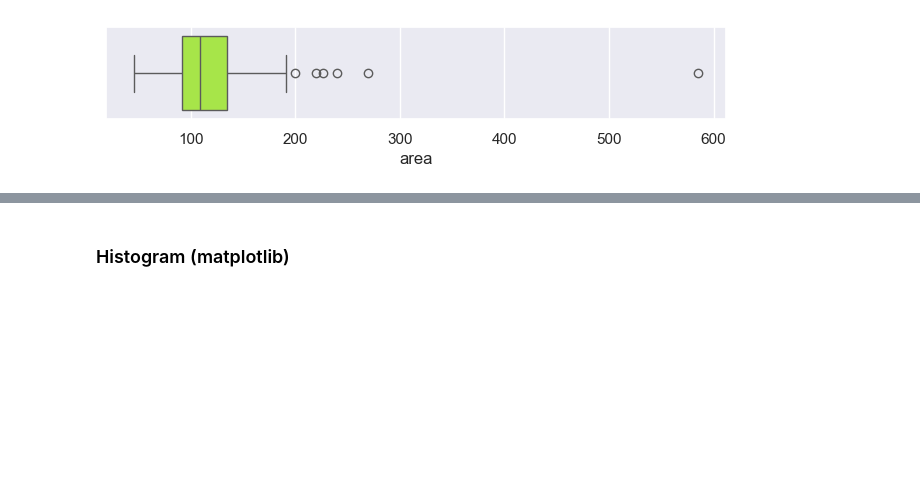
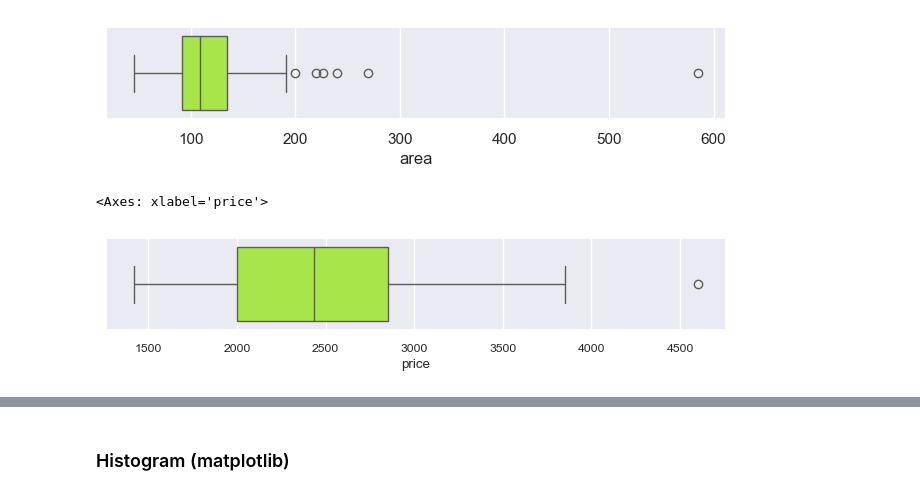
Before and after one commit to DiegoGlez28/data_analytics_zhaw, a Jupyter notebook: Week_04/rural_aparments.ipynb, the cells around one changed output, grey strips where cells are left out. Cells and saved outputs as stored; diff of their text form; code cells hidden in the pictures; blank space fills up the shorter version.

```diff
--- a/Week_04/rural_aparments.ipynb
+++ b/Week_04/rural_aparments.ipynb
@@ -307,3 +307,10 @@ sns.boxplot(x=df['area'], color="greenyellow")
 # %% [output]
 <Axes: xlabel='area'>
 [figure]
+# %%
+plt.figure(figsize=(8,1.2))
+plt.ticklabel_format(style= 'plain')
+sns.boxplot(x=df['price'], color="greenyellow")
+# %% [output]
+<Axes: xlabel='price'>
+[figure, added]
```
Also changed, not shown: parts of 16 cells of this notebook, 3 other files.
